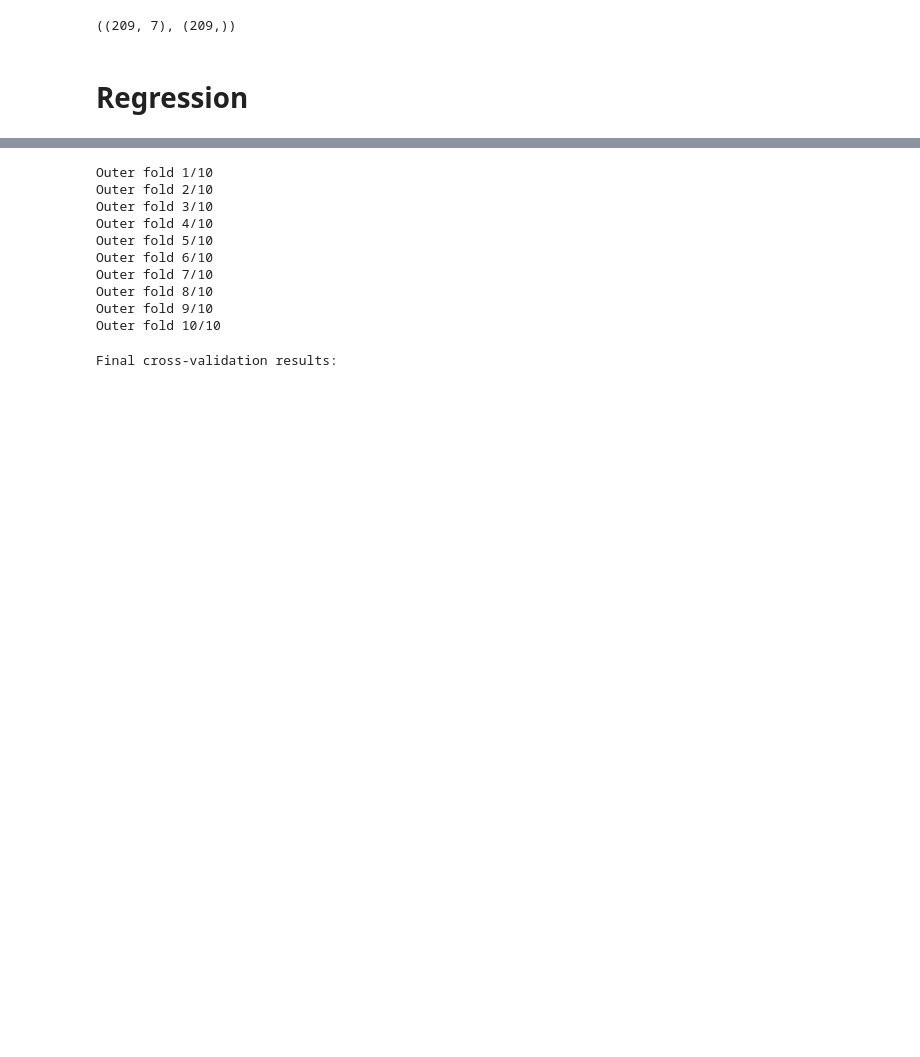
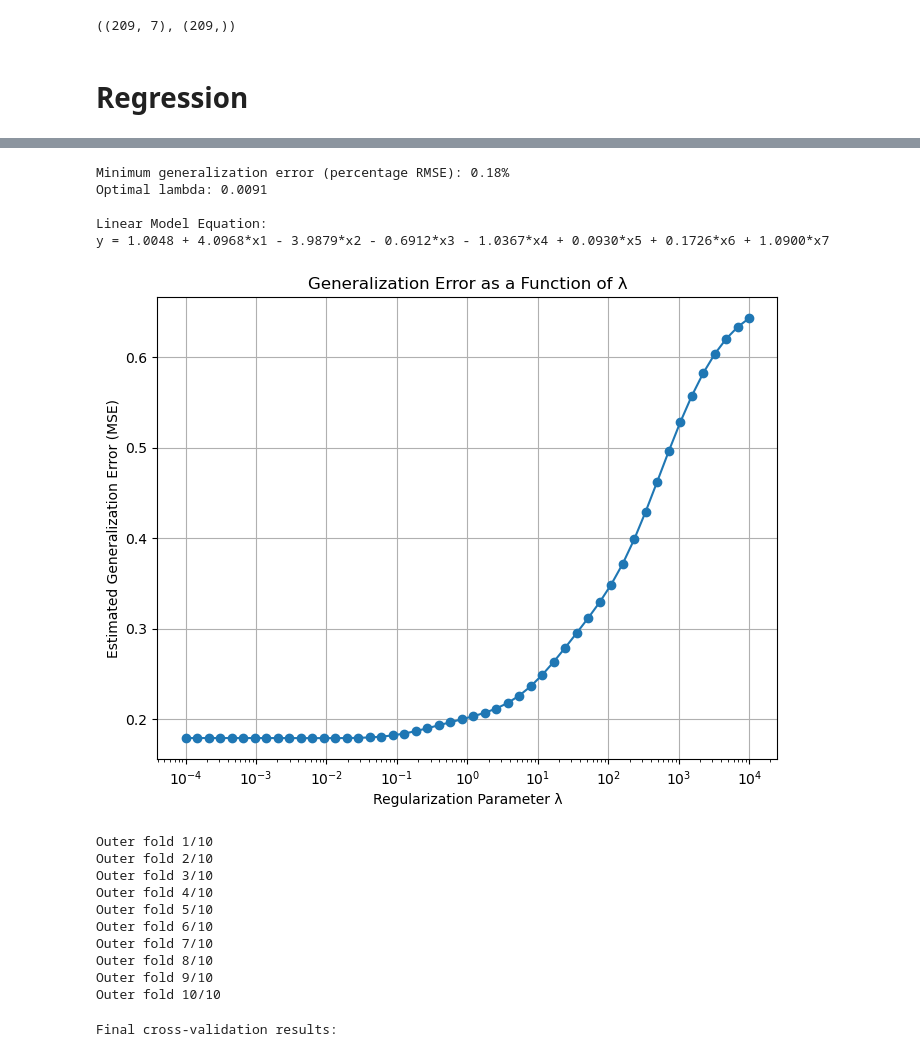
Before and after one commit to Connorudd02/Project_1, a Jupyter notebook: Project_2.ipynb, the cells around one changed output, grey strips where cells are left out. Drawn from its saved outputs; the diff is of its cells as text; code cells hidden in the pictures; blank space fills up the shorter version.

```diff
--- a/Project_2.ipynb
+++ b/Project_2.ipynb
@@ -111,3 +274,74 @@ X_standardized.shape, y.shape
+# %%
+import pandas as pd
+from sklearn.model_selection import KFold, cross_val_score
+from sklearn.linear_model import Ridge
+# We choose 50 values logarithmically spaced between 10^-4 and 10^4.
+lambdas = np.logspace(-4, 4, 50)
+mse_errors = []
+
+# Set up 10-fold cross-validation.
+kf = KFold(n_splits=10, shuffle=True, random_state=42)
+
+for l in lambdas:
+    model = Ridge(alpha=l)
+    scores = cross_val_score(model, X_standardized, y, cv=kf, scoring="neg_mean_squared_error")
+    mse = -scores.mean()  # Convert negative MSE to positive MSE.
+    mse_errors.append(mse)
+
+errors = np.array(mse_errors)
+mse_errors = np.array(mse_errors)
+rmse_errors = np.sqrt(mse_errors)
+y_mean = np.mean(y)
+error_percentages = (rmse_errors / y_mean) * 100
+
+# Find the index of the minimum error
+min_error_index = np.argmin(errors)
+optimal_lambda = lambdas[min_error_index]
+min_error_percentage = errors[min_error_index]
+
+print(
+    "Minimum generalization error (percentage RMSE): {:.2f}%".format(
+        min_error_percentage
+    )
+)
+print("Optimal lambda: {:.4f}".format(optimal_lambda))
+
+# Fit the Ridge regression model on the entire dataset.
+model_opt = Ridge(alpha=optimal_lambda)
+model_opt.fit(X_standardized, y)
+
+# Extract intercept and coefficients.
+intercept = model_opt.intercept_
+coeffs = model_opt.coef_
+
+# Create feature names if none are provided.
+feature_names = [f"x{i+1}" for i in range(X_standardized.shape[1])]
+
+# Build the equation string.
+equation = f"y = {intercept:.4f}"
+for coef, fname in zip(coeffs, feature_names):
+    # Include a '+' sign if coefficient is positive; otherwise, use '-'
+    sign = " + " if coef >= 0 else " - "
+    equation += f"{sign}{abs(coef):.4f}*{fname}"
+
+print("\nLinear Model Equation:")
+print(equation)
+
+# Plotting generalization error vs lambda.
+plt.figure(figsize=(8, 6))
+plt.semilogx(lambdas, errors, marker="o", linestyle="-")
+plt.xlabel("Regularization Parameter λ")
+plt.ylabel("Estimated Generalization Error (MSE)")
+plt.title("Generalization Error as a Function of λ")
+plt.grid(True)
+plt.show()
+# %% [output]
+Minimum generalization error (percentage RMSE): 0.18%
+Optimal lambda: 0.0091
+
+Linear Model Equation:
+y = 1.0048 + 4.0968*x1 - 3.9879*x2 - 0.6912*x3 - 1.0367*x4 + 0.0930*x5 + 0.1726*x6 + 1.0900*x7
+[figure, added]
 # %%
 import numpy as np
 import pandas as pd
```
Also changed, not shown: parts of 22 cells of this notebook.
